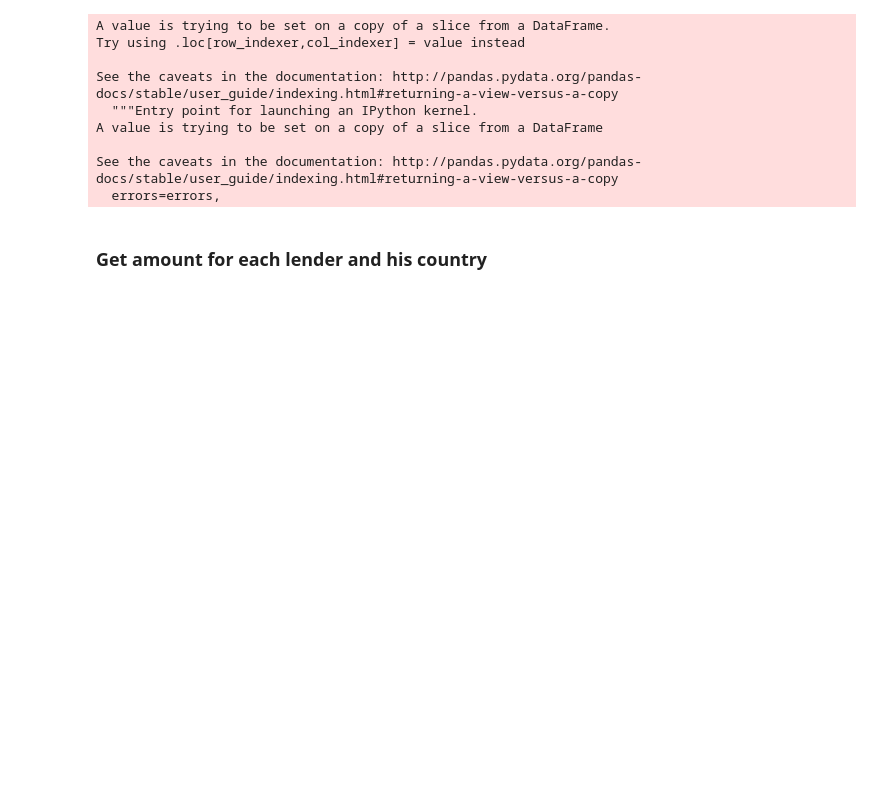
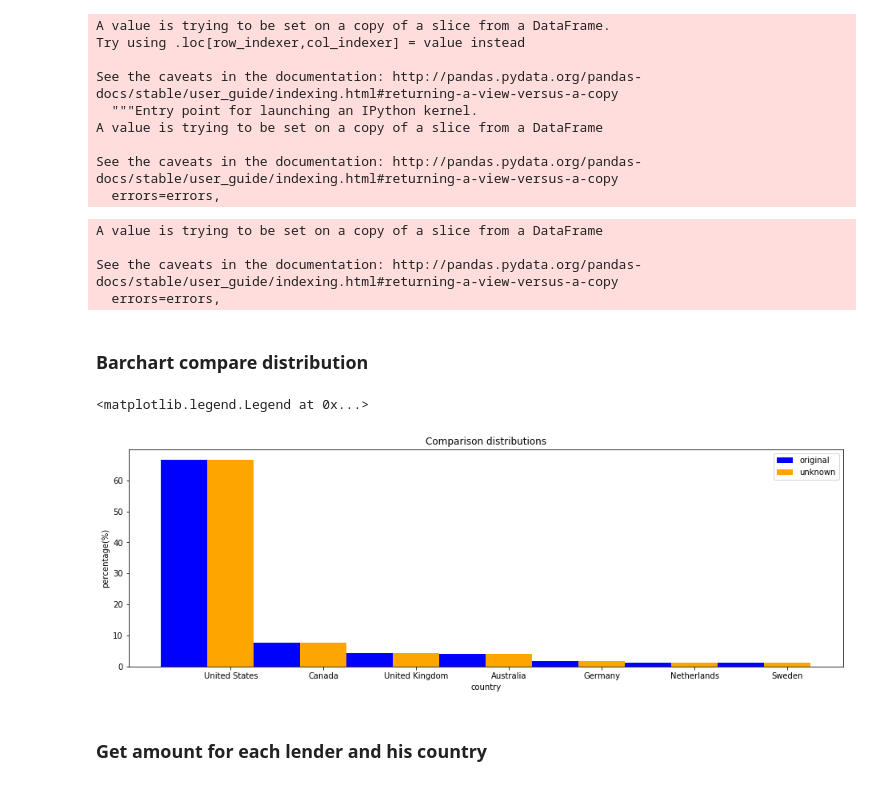
Before and after one commit to gaveter/Project_cs, a Jupyter notebook: Project.ipynb, the cells around one changed output. Cells and saved outputs as stored; diff of their text form; code cells hidden in the pictures; blank space fills up the shorter version.

```diff
--- a/Project.ipynb
+++ b/Project.ipynb
@@ -1015,0 +1018,15 @@ unknown_lenders.columns=['lenders','country_name']
+# %%
+dist_unknown_lenders['distribution'] = dist_unknown_lenders['lenders']/total
+dist_unknown_lenders['distribution_100'] = round(dist_unknown_lenders['distribution']*100,2)
+# %%
+dist_unknown_lenders = dist_unknown_lenders.sort_values(by='distribution',ascending=False)
+dist_unknown_lenders_focus=dist_unknown_lenders[dist_unknown_lenders['distribution_100']>1]
+# %%
+dist_unknown_lenders_focus.drop(columns='distribution',inplace=True)
+dist_unknown_lenders_focus.columns=['country_name','lenders_unknown','distribution_unknown']
+dist_focus.drop(columns=['distribution'],inplace=True)
+# %% [output]
+A value is trying to be set on a copy of a slice from a DataFrame
+
+See the caveats in the documentation: http://pandas.pydata.org/pandas-docs/stable/user_guide/indexing.html#returning-a-view-versus-a-copy
+  errors=errors,
@@ -1016,2 +1036,19 @@ unknown_lenders.columns=['lenders','country_name']
+# %% [markdown]
+### Barchart compare distribution
+# %%
+x = np.arange(len(compare_dist))
+fig = plt.figure(figsize=(16,5))
+bar_width = 0.5
+
+plt.bar(x,compare_dist['distribution_100'],width=bar_width,color='blue',label='original')
+plt.bar(x+bar_width,compare_dist['distribution_unknown'],width=bar_width,color='orange',label='unknown')
+plt.title('Comparison distributions')
+plt.xticks(x+bar_width,country)
+plt.xlabel('country')
+plt.ylabel('percentage(%)')
+plt.legend()
+# %% [output]
+<matplotlib.legend.Legend at 0x...>
+[figure, added]
 # %%
 lenders_country = pd.concat([lenders_country,unknown_lenders],axis=0)
```
Also changed, not shown: parts of 9 cells of this notebook.
